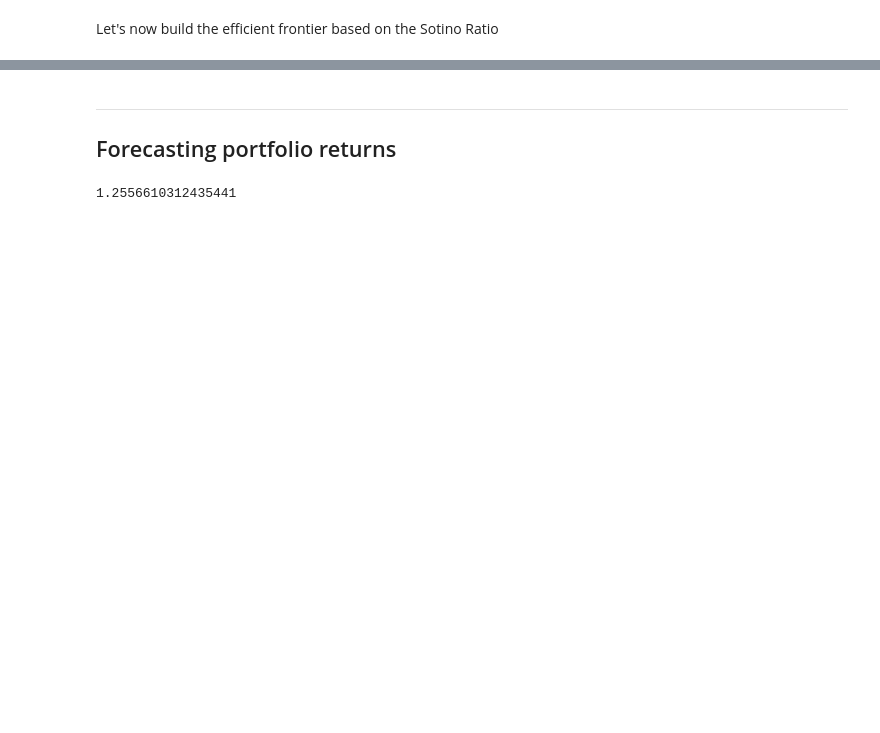
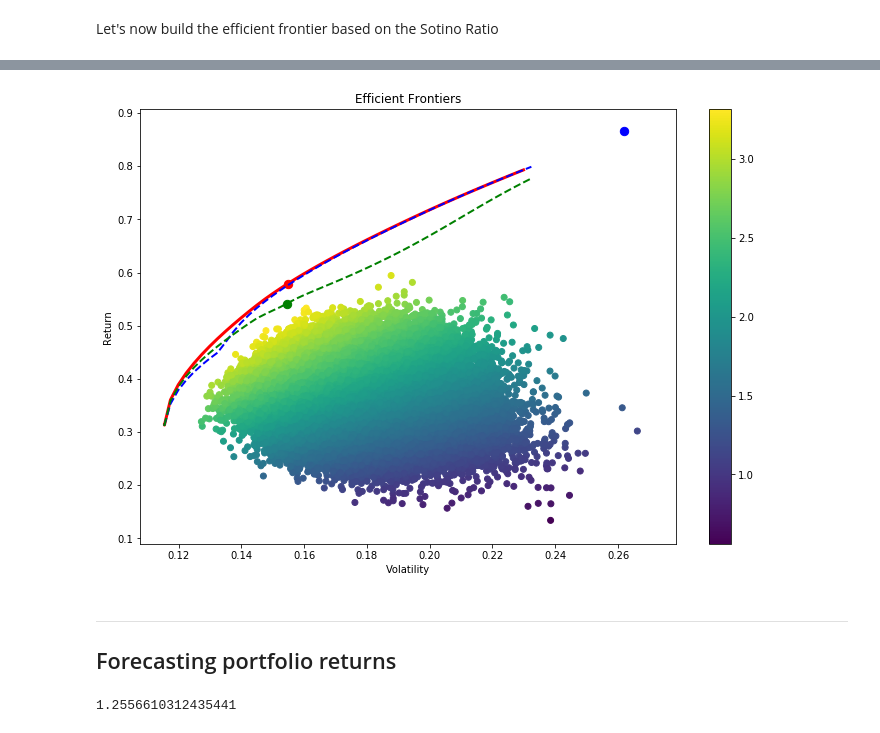
Before and after one commit to SWesterburger/P1_Efficient_Frontier, a Jupyter notebook: list_tasks.ipynb, the cells around one changed output, grey strips where cells are left out. Drawn from its saved outputs; the diff is of its cells as text; code cells hidden in the pictures; blank space fills up the shorter version.

Commit message:
Add files via upload
adding generalized Sharpe ratio

```diff
--- a/list_tasks.ipynb
+++ b/list_tasks.ipynb
@@ -554,0 +554,15 @@ plt.show()
+# %%
+# the function that we'll optimize is "neg_portfolio_sharpR"
+def neg_portfolio_sharp_GenR (weights):
+    stocks_portfolio_df = returns_df.dot(weights)
+    # We need cumulative returns
+    stocks_cum_returns_df = ( 1 + stocks_portfolio_df).cumprod()
+    # Then we solve for annual_return
+    stocks_returns_annual = (stocks_cum_returns_df)**(365/(b -a).days) - 1
+    stocks_returns_annual = stocks_returns_annual[-1]
+    # compute annual s.d.
+    stocks_returns_sd_ann = stocks_portfolio_df.std()*np.sqrt(252)
+    stocks_returns_skew = skew(stocks_portfolio_df)
+    # we'll use a minimization routine
+    # so we define the Sharpe_ratio as negative
+    return (-stocks_returns_annual/stocks_returns_sd_ann)*(1 + stocks_returns_skew/5)
@@ -554,0 +579,5 @@ plt.show()
+# %%
+# we can now find the optial Sortino ratio
+result_general = minimize(neg_portfolio_sharp_GenR, num_assets*[1./num_assets,],
+                        method='SLSQP', bounds=bounds, constraints=constraints)
+result_general
@@ -555,3 +624,28 @@ plt.show()
+# %%
+#plotting all together
+plt.figure(figsize=(12,8))
+plt.scatter(vol_arr, ret_arr, c=sharpe_arr, cmap='viridis')
+plt.colorbar()
+plt.title('Efficient Frontiers')
+plt.xlabel('Volatility')
+plt.ylabel('Return')
+# red dot is the point in the frontier with
+# the maximum Sharpe-ratio
+max_sr_ret = portfolio_return (result.x)
+max_sr_vol = portfolio_vol(result.x)
+max_sr_ret_sort = portfolio_return (result_sortino.x)
+max_sr_vol_sort = portfolio_vol(result_sortino.x)
+max_gen_ret_sort = portfolio_return (result_general.x)
+max_gen_vol_sort = portfolio_vol(result_general.x)
+plt.scatter(max_sr_vol, max_sr_ret,c='red', s=70) # max Sharpe-ratio dot
+plt.scatter(max_sr_vol_sort, max_sr_ret_sort,c='blue', s=70)
+plt.scatter(max_gen_vol_sort, max_gen_ret_sort,c='green', s=70)
+plt.plot(ef_vol_arr,ef_ret_arr, 'r-', linewidth= 3)
+plt.plot(ef_vol_arr_sort,ef_ret_arr_sort, 'b--', linewidth=2)
+plt.plot(ef_vol_arr_gen,ef_ret_arr_gen, 'g--', linewidth=2)
+plt.show()
+# %% [output]
+[figure, added]
 # %% [markdown]
 ___
 ## Forecasting portfolio returns
```
Also changed, not shown: parts of 11 cells of this notebook.
